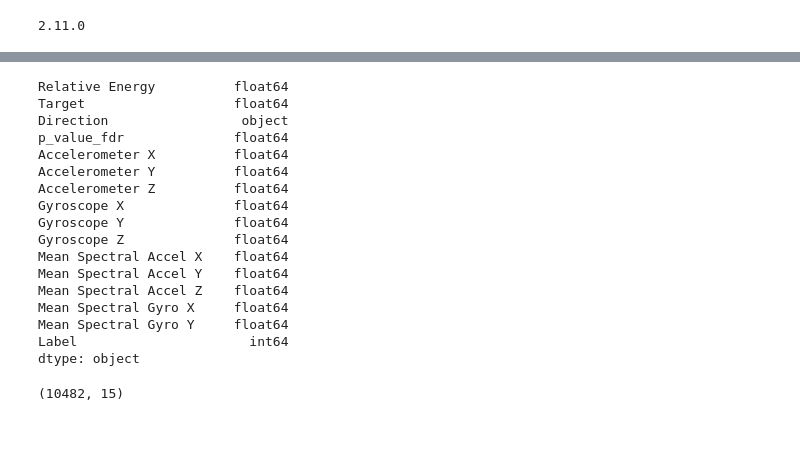
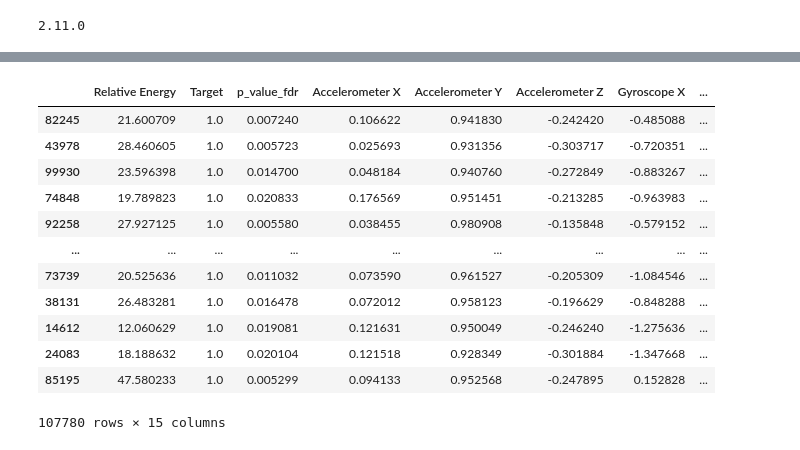
Before and after one commit to NeuralStar/Model_IA, a Jupyter notebook: Reinforcement_Learning_Agent.ipynb, the cells around one changed output, grey strips where cells are left out. Saved outputs shown, nothing was run; the diff lists cells and outputs as text; code cells hidden in the pictures.

```diff
--- a/Reinforcement_Learning_Agent.ipynb
+++ b/Reinforcement_Learning_Agent.ipynb
@@ -189,3 +181,19 @@ dtype: object
 # %%
 df = df.sample(frac=1)
+# %%
+df
+# %% [output]
+|  | Relative Energy | Target | p_value_fdr | Accelerometer X | Accelerometer Y | Accelerometer Z | Gyroscope X | ... |
+| 82245 | 21.600709 | 1.0 | 0.007240 | 0.106622 | 0.941830 | -0.242420 | -0.485088 | ... |
+| 43978 | 28.460605 | 1.0 | 0.005723 | 0.025693 | 0.931356 | -0.303717 | -0.720351 | ... |
+| 99930 | 23.596398 | 1.0 | 0.014700 | 0.048184 | 0.940760 | -0.272849 | -0.883267 | ... |
+| 74848 | 19.789823 | 1.0 | 0.020833 | 0.176569 | 0.951451 | -0.213285 | -0.963983 | ... |
+| 92258 | 27.927125 | 1.0 | 0.005580 | 0.038455 | 0.980908 | -0.135848 | -0.579152 | ... |
+| ... | ... | ... | ... | ... | ... | ... | ... | ... |
+| 73739 | 20.525636 | 1.0 | 0.011032 | 0.073590 | 0.961527 | -0.205309 | -1.084546 | ... |
+| 38131 | 26.483281 | 1.0 | 0.016478 | 0.072012 | 0.958123 | -0.196629 | -0.848288 | ... |
+| 14612 | 12.060629 | 1.0 | 0.019081 | 0.121631 | 0.950049 | -0.246240 | -1.275636 | ... |
+| 24083 | 18.188632 | 1.0 | 0.020104 | 0.121518 | 0.928349 | -0.301884 | -1.347668 | ... |
+| 85195 | 47.580233 | 1.0 | 0.005299 | 0.094133 | 0.952568 | -0.247895 | 0.152828 | ... |
+107780 rows × 15 columns
 # %%
@@ -193,23 +201,3 @@ df["Target"] = df["Target"].astype(np.float64)
-# %%
-df.dtypes
-# %% [output]
-Relative Energy          float64
-Target                   float64
-Direction                 object
-p_value_fdr              float64
-Accelerometer X          float64
-Accelerometer Y          float64
-Accelerometer Z          float64
-Gyroscope X              float64
-Gyroscope Y              float64
-Gyroscope Z              float64
-Mean Spectral Accel X    float64
-Mean Spectral Accel Y    float64
-Mean Spectral Accel Z    float64
-Mean Spectral Gyro X     float64
-Mean Spectral Gyro Y     float64
-Label                      int64
-dtype: object
 # %%
 # Step 1: Load and preprocess the data
 data = df
@@ -229,4 +226,0 @@ test_env = tf_py_environment.TFPyEnvironment(TFAccelerometerEnv(test_df))
-# %%
-train_df.shape
-# %% [output]
-(10482, 15)
```
Also changed, not shown: parts of 29 cells of this notebook, 1 other file.
